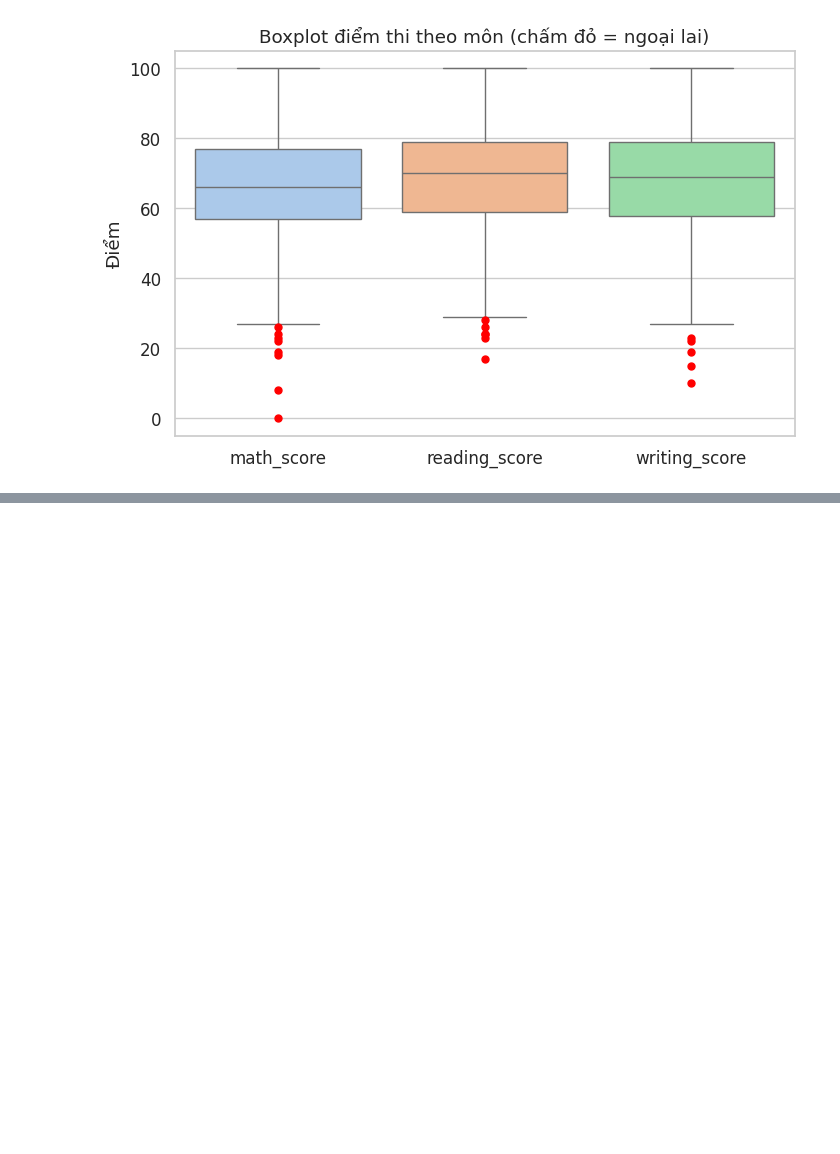
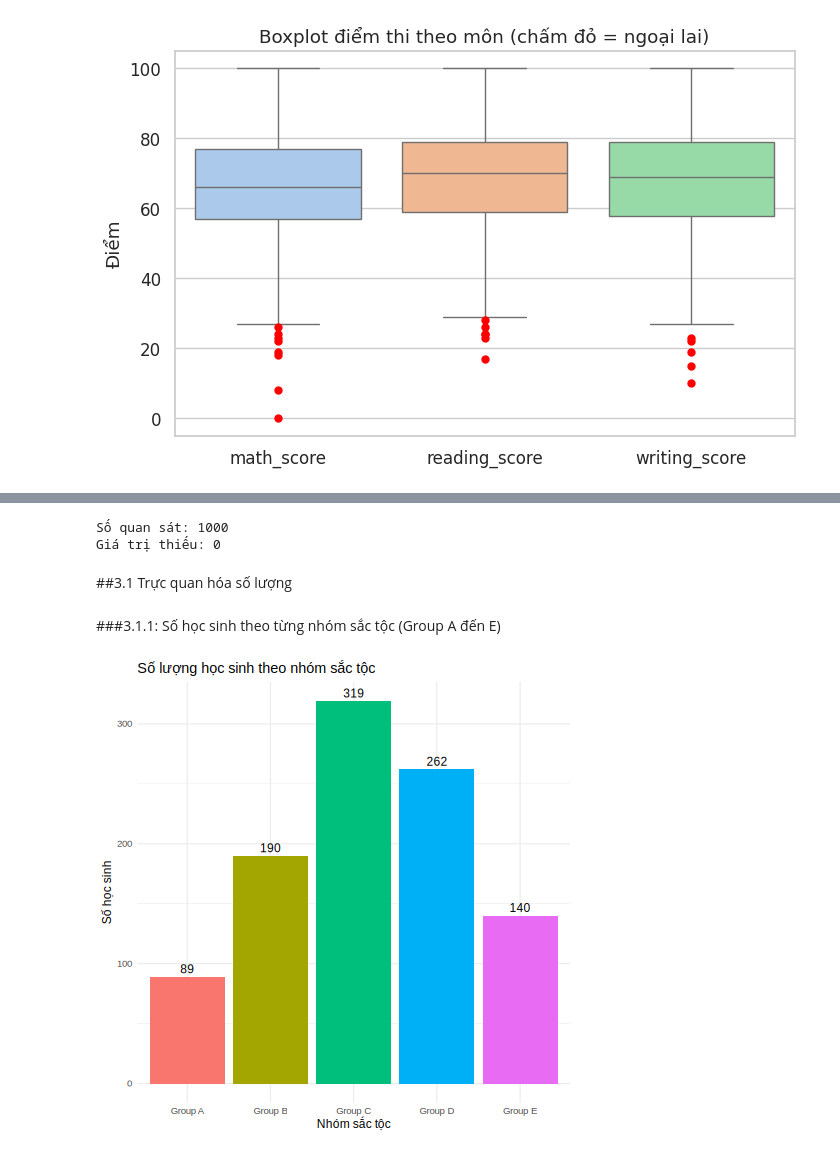
Before and after one commit to 25-DoThanQuocKhanh-24174600024/DHKL18A1HN_Do_An_Nhom_2_CD_3, a Jupyter notebook: Đồ_Án_1_Nhóm_2_2_DHKL18A1HN.ipynb, the cells around one changed output, grey strips where cells are left out. Drawn from its saved outputs; the diff is of its cells as text; code cells hidden in the pictures; blank space fills up the shorter version.

Commit message:
truc quan hoa du lieu

```diff
--- a/Đồ_Án_1_Nhóm_2_2_DHKL18A1HN.ipynb
+++ b/Đồ_Án_1_Nhóm_2_2_DHKL18A1HN.ipynb
@@ -953,0 +904,8 @@ plt.show()
+# %%
+%%R
+# ---- 0. Thư viện -----------------------------------------------------
+pkgs <- c("tidyverse", "car", "scales")
+for (p in pkgs) if (!requireNamespace(p, quietly = TRUE)) install.packages(p)
+library(tidyverse)
+library(car)      # leveneTest
+library(scales)
@@ -953,0 +930,56 @@ plt.show()
+# %%
+%%R
+# ---- 0.1 Đọc dữ liệu đã làm sạch (cùng file với phần 2.4 Python) ------
+# File StudentsPerformance_clean.csv do R lưu ở ô 2.3.6; các cột:
+# student_id, gender, race_ethnicity, parental_education, lunch, test_prep,
+# math_score, reading_score, writing_score, average_score
+file_path <- "/content/drive/MyDrive/colab_file/StudentsPerformance_clean.csv"
+if (!file.exists(file_path)) file_path <- "StudentsPerformance_clean.csv"  # chạy ngoài Colab
+df <- read_csv(file_path, show_col_types = FALSE)
+
+# CSV không lưu thứ tự factor -> khai báo lại GIỐNG HỆT ô 2.4.0
+race_order <- paste("Group", LETTERS[1:5])
+edu_levels <- c("some high school", "high school", "some college",
+                "associate's degree", "bachelor's degree", "master's degree")
+
+df <- df |>
+  mutate(
+    race_ethnicity     = factor(race_ethnicity, levels = race_order),
+    parental_education = factor(parental_education, levels = edu_levels),
+    across(c(gender, lunch, test_prep), factor),
+    # average_score đã có sẵn trong file clean; chỉ tính lại nếu thiếu
+    average_score = if ("average_score" %in% names(df)) average_score
+                    else (math_score + reading_score + writing_score) / 3,
+    performance = cut(average_score,
+                      breaks = c(-Inf, 60, 80, Inf),
+                      labels = c("Cần hỗ trợ (<60)", "Trung bình (60-<80)", "Kết quả cao (>=80)"),
+                      right = FALSE)
+  )
+
+dir.create("plots", showWarnings = FALSE)
+save_plot <- function(p, name, w = 8, h = 5) {
+  ggsave(file.path("plots", paste0(name, ".png")), p, width = w, height = h, dpi = 300)
+  print(p)
+}
+theme_set(theme_minimal(base_size = 12))
+
+cat("Số quan sát:", nrow(df), "\n")
+cat("Giá trị thiếu:", sum(is.na(df)), "\n")
+# %% [output]
+Số quan sát: 1000
+Giá trị thiếu: 0
+# %% [markdown]
+##3.1 Trực quan hóa số lượng
+# %% [markdown]
+###3.1.1: Số học sinh theo từng nhóm sắc tộc (Group A đến E)
+# %%
+%%R
+p31a <- df |> count(race_ethnicity) |>
+  ggplot(aes(race_ethnicity, n, fill = race_ethnicity)) +
+  geom_col(show.legend = FALSE) +
+  geom_text(aes(label = n), vjust = -0.4) +
+  labs(title = "Số lượng học sinh theo nhóm sắc tộc",
+       x = "Nhóm sắc tộc", y = "Số học sinh")
+save_plot(p31a, "3.1a_so_luong_sac_toc")
+# %% [output]
+[figure, added]
```
Also changed, not shown: parts of 40 cells of this notebook.
